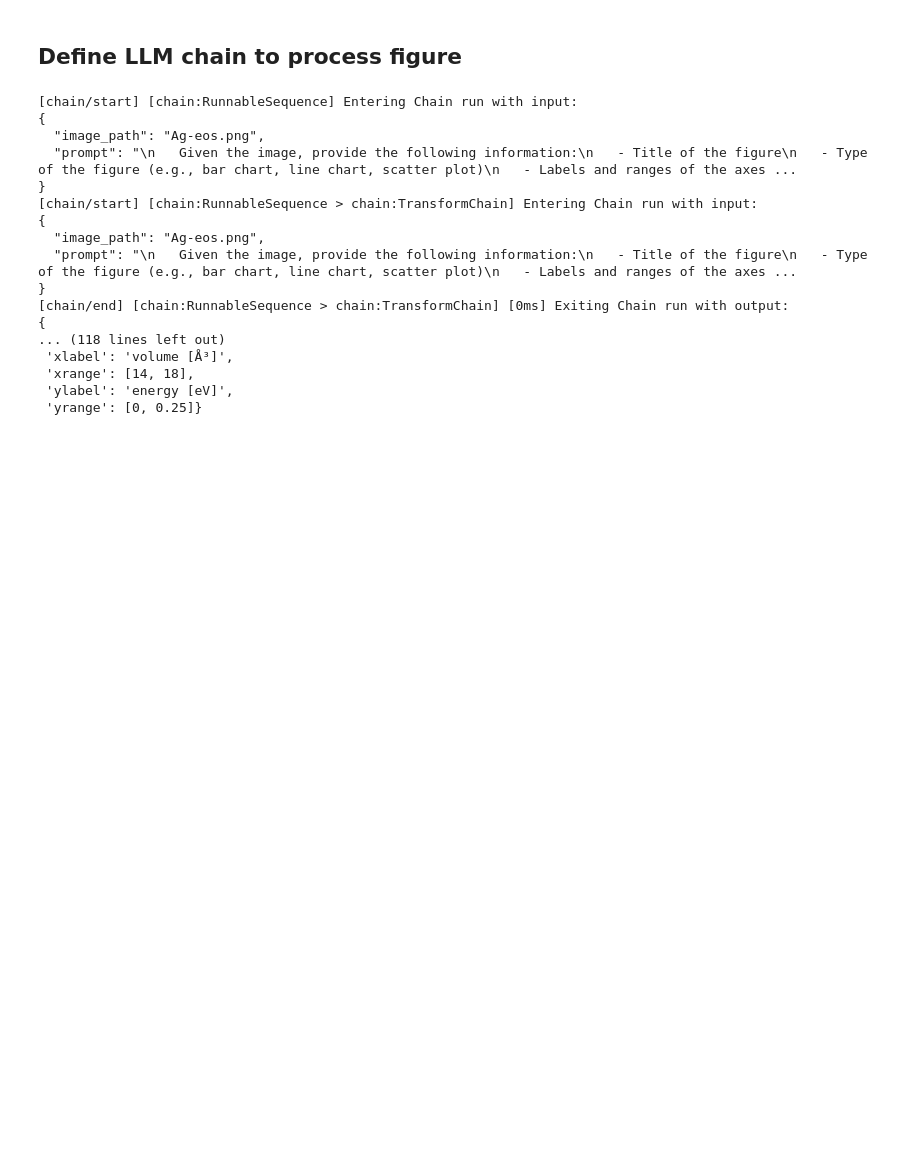
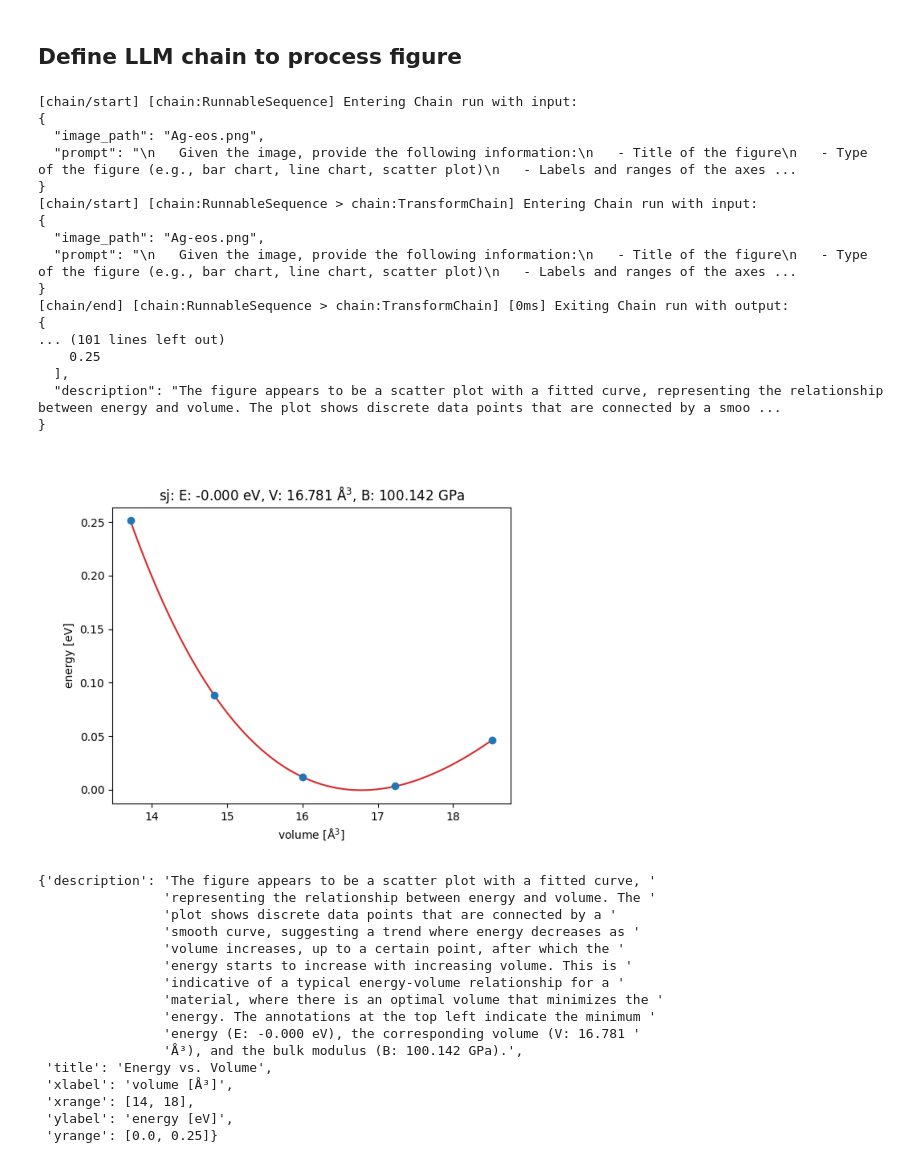
Before and after one commit to jan-janssen/LangSim, a Jupyter notebook: 10_vision_read_eos.ipynb, the cells around one changed output. Cells and saved outputs as stored; diff of their text form; code cells hidden in the pictures; blank space fills up the shorter version.

Commit message:
add figure in notebook

```diff
--- a/10_vision_read_eos.ipynb
+++ b/10_vision_read_eos.ipynb
@@ -96,7 +97,6 @@ def read_figure(image_path: str) -> dict:
                                'prompt': vision_prompt})
 # %%
 result = read_figure("Ag-eos.png")
-pprint(result)
 # %% [output]
 [chain/start] [chain:RunnableSequence] Entering Chain run with input:
 {
@@ -110,8 +110,36 @@ pprint(result)
 }
 [chain/end] [chain:RunnableSequence > chain:TransformChain] [0ms] Exiting Chain run with output:
 {
-... (118 lines left out)
- 'xlabel': 'volume [Å³]',
- 'xrange': [14, 18],
- 'ylabel': 'energy [eV]',
- 'yrange': [0, 0.25]}
+... (101 lines left out)
+    0.25
+  ],
+  "description": "The figure appears to be a scatter plot with a fitted curve, representing the relationship between energy and volume. The plot shows discrete data points that are connected by a smoo ...
+}
+# %%
+
+with plt.style.context("default"):
+
+    plt.figure(figsize=(10, 5))
+    plt.imshow(plt.imread("Ag-eos.png"))
+    plt.axis("off")
+    plt.show()
+
+pprint(result)
+# %% [output]
+[figure, added]
+{'description': 'The figure appears to be a scatter plot with a fitted curve, '
+                'representing the relationship between energy and volume. The '
+                'plot shows discrete data points that are connected by a '
+                'smooth curve, suggesting a trend where energy decreases as '
+                'volume increases, up to a certain point, after which the '
+                'energy starts to increase with increasing volume. This is '
+                'indicative of a typical energy-volume relationship for a '
+                'material, where there is an optimal volume that minimizes the '
+                'energy. The annotations at the top left indicate the minimum '
+                'energy (E: -0.000 eV), the corresponding volume (V: 16.781 '
+                'Å³), and the bulk modulus (B: 100.142 GPa).',
+ 'title': 'Energy vs. Volume',
+ 'xlabel': 'volume [Å³]',
+ 'xrange': [14, 18],
+ 'ylabel': 'energy [eV]',
+ 'yrange': [0.0, 0.25]}
```
Also changed, not shown: parts of 1 cell of this notebook.
